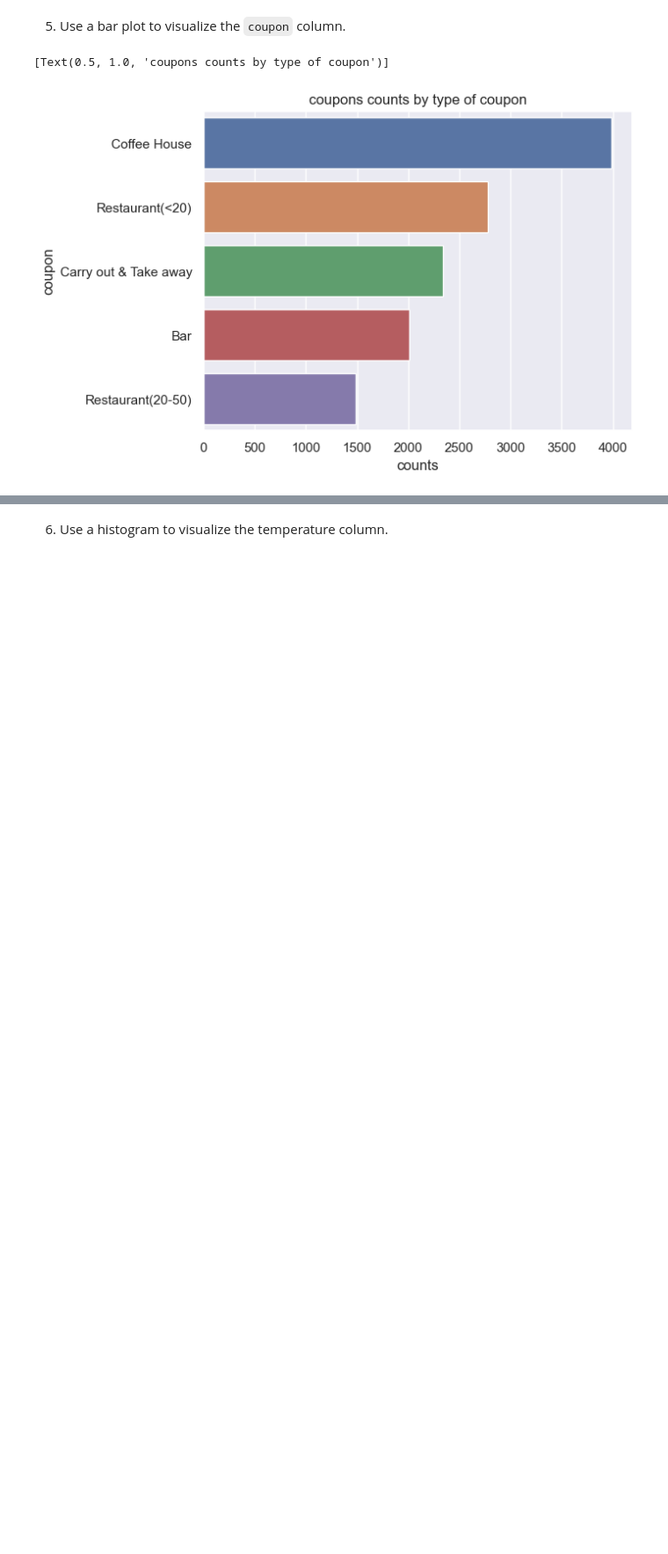
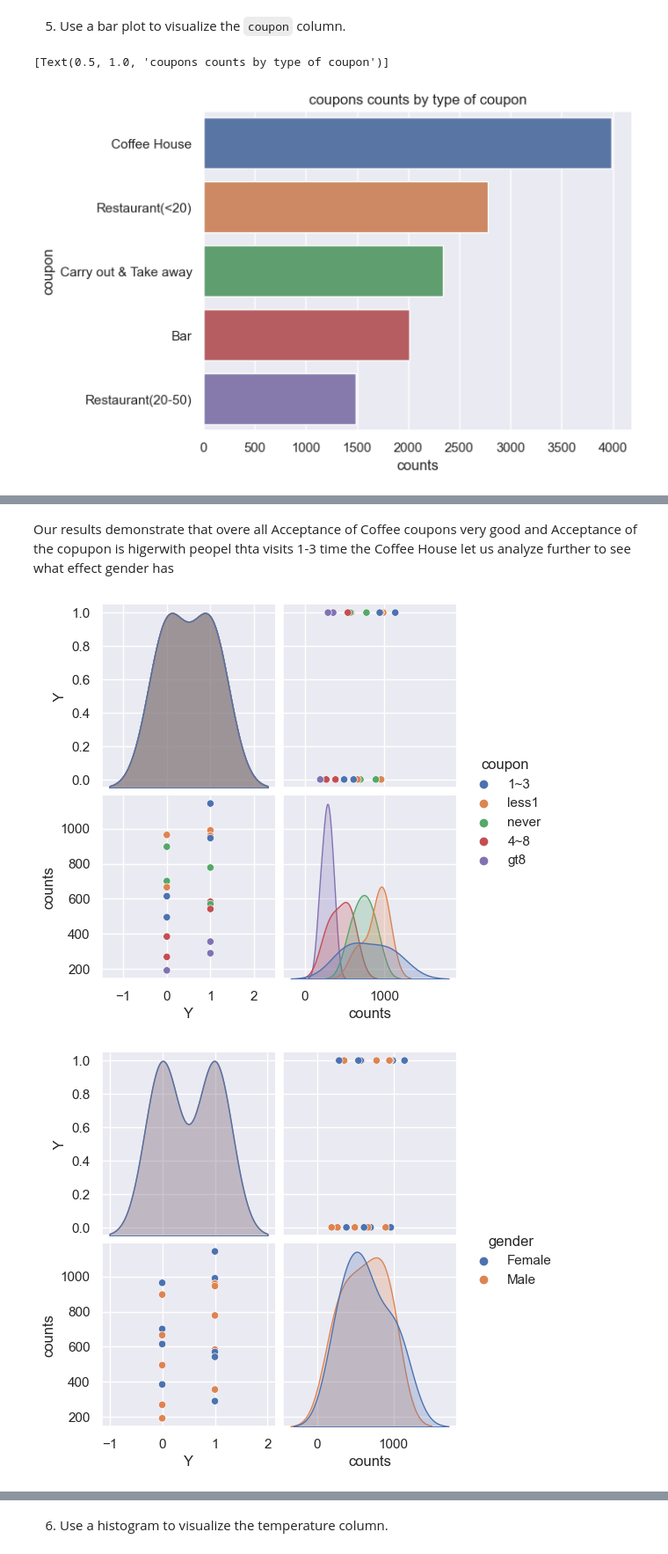
Before and after one commit to rvadavia/Testing-Git-for-UBC--ML, a Jupyter notebook: Assignment 5.1.ipynb, the cells around one changed output, grey strips where cells are left out. Shown: that part at 88% size. Cells and saved outputs as stored; diff of their text form; code cells hidden in the pictures; blank space fills up the shorter version.

```diff
--- a/Assignment 5.1.ipynb
+++ b/Assignment 5.1.ipynb
@@ -210,0 +187,14 @@ sns.barplot(data=BarData, x="counts", y="coupon").set(title='coupons counts by t
+# %% [markdown]
+Our results demonstrate that overe all Acceptance of Coffee coupons very good and Acceptance of the copupon is higerwith peopel thta visits 1-3 time the Coffee House
+let us analyze further to see what effect  gender has
+# %%
+FinalData.head()
+Coffee_Coupons_Mix = FinalData[["CoffeeHouse","Y","gender"]]
+Coffee_Coupons_Mix = Coffee_Coupons_Mix.value_counts()
+Coffee_Coupons_Mix = Coffee_Coupons_Mix.reset_index()
+Coffee_Coupons_Mix.columns = ['coupon','Y','gender','counts']
+sns.pairplot(Coffee_Coupons_Mix, hue='coupon', height=2.5);
+sns.pairplot(Coffee_Coupons_Mix, hue='gender', height=2.5);
+# %% [output]
+[figure, added]
+[figure, added]
```
Also changed, not shown: parts of 44 cells of this notebook.
